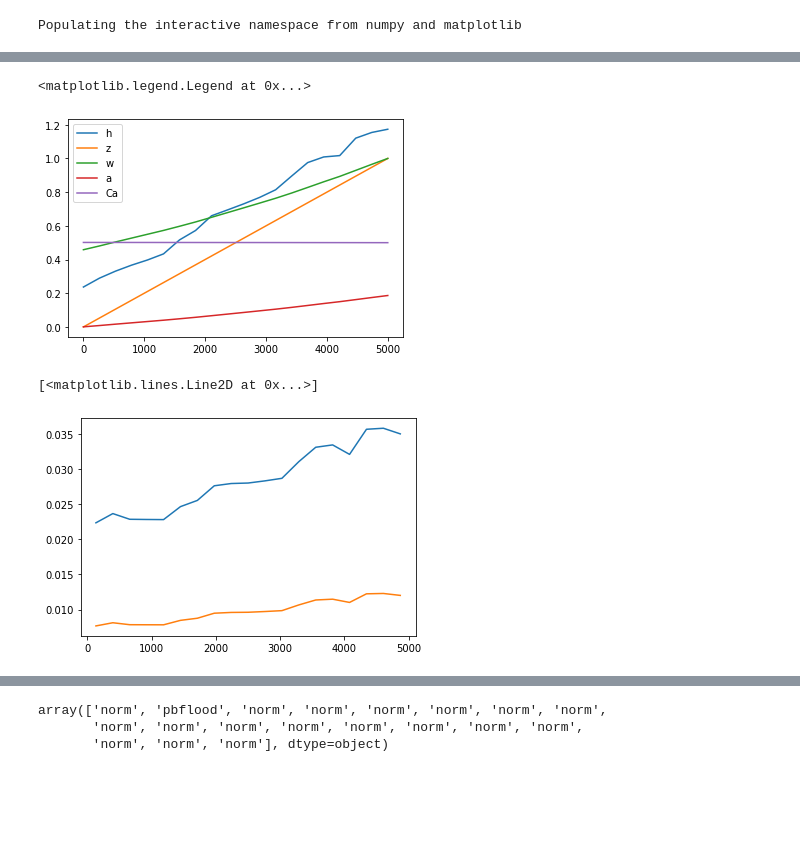
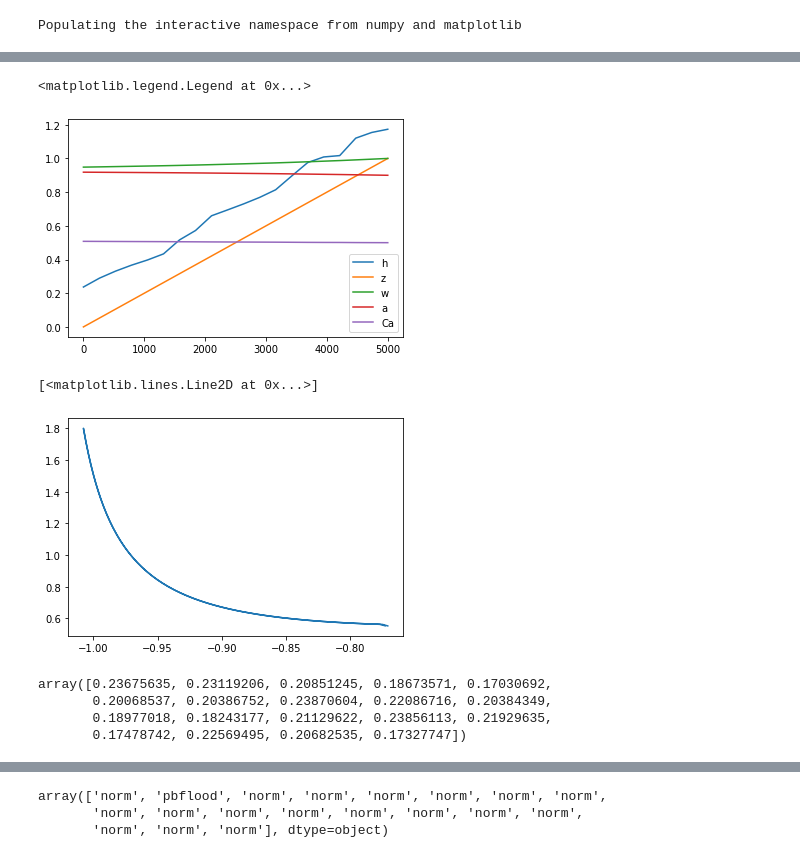
Before and after one commit to CovingtonResearchGroup/champ, a Jupyter notebook: CO2_1D_test.ipynb, the cells around one changed output, grey strips where cells are left out. Cells and saved outputs as stored; diff of their text form; code cells hidden in the pictures; blank space fills up the shorter version.

```diff
--- a/CO2_1D_test.ipynb
+++ b/CO2_1D_test.ipynb
@@ -12,7 +12,7 @@ r = ones(n-1) + 0.1*np.random.rand(n-1)
 #r[5] = 0.5
 sim = CO2_1D(x,z, init_radii=r,
              Q_w=.2,
-             T_outside=0.,
+             T_outside=20.,
              D_a=35., D_w=35.,
              adv_disp_stabil_factor=0.5)
 # %%
@@ -52,15 +52,23 @@ plot(x,sim.Ca)
 legend(['h','z','w','a','Ca'])
 # %% [output]
 <matplotlib.legend.Legend at 0x...>
-[figure, old version]
+[figure, new version]
 # %%
 #sim.CO2_a
-plot(xmid,sim.CO2_w[1:] - sim.CO2_w[:-1])
-plot(xmid,sim.CO2_a[1:] - sim.CO2_a[:-1])
+#plot(xmid,sim.CO2_w[1:] - sim.CO2_w[:-1])
+#plot(xmid,sim.CO2_a[1:] - sim.CO2_a[:-1])
 #sim.CO2_a/sim.pCO2_outside
+plot(sim.xcs[0].y[sim.xcs[0].wetidx] ,sim.xcs[0].T_b)
 # %% [output]
 [<matplotlib.lines.Line2D at 0x...>]
-[figure, old version]
+[figure, new version]
+# %%
+sim.fd_mids
+# %% [output]
+array([0.23675635, 0.23119206, 0.20851245, 0.18673571, 0.17030692,
+       0.20068537, 0.20386752, 0.23870604, 0.22086716, 0.20384349,
+       0.18977018, 0.18243177, 0.21129622, 0.23856113, 0.21929635,
+       0.17478742, 0.22569495, 0.20682535, 0.17327747])
 # %%
 sim.calc_steady_adv_disp_reaction()
 plot(x, sim.h)
```
Also changed, not shown: parts of 5 cells of this notebook, 3 other files.
